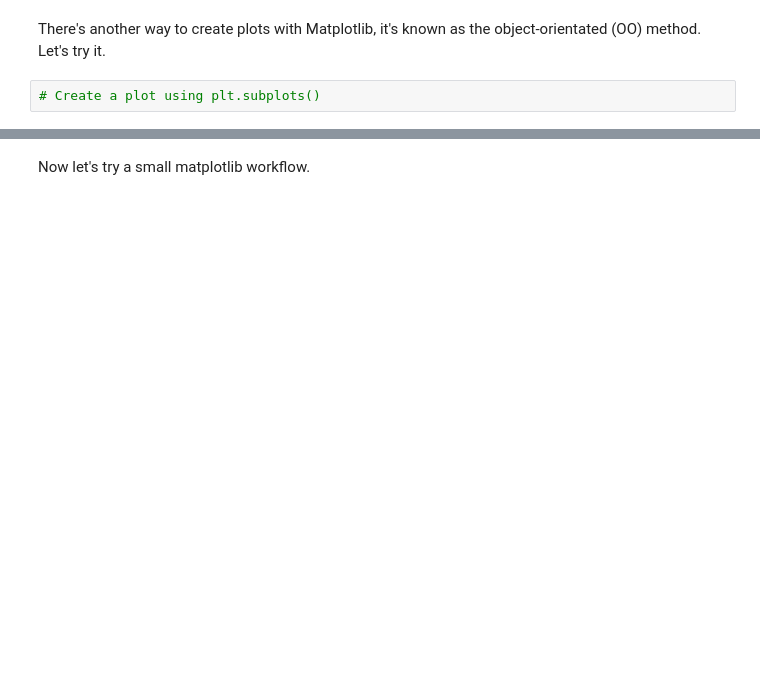
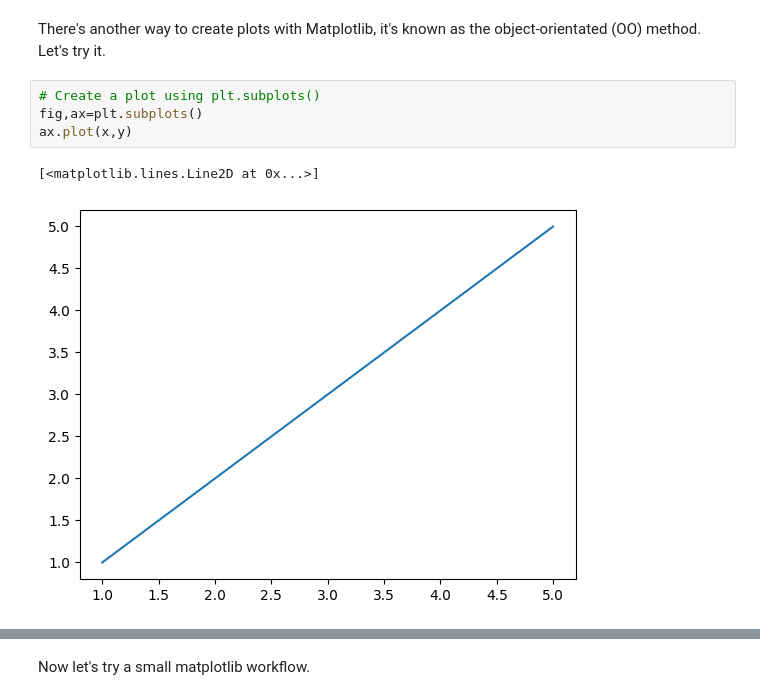
Before and after one commit to TherealOneC/zero-to-mastery-ml, a Jupyter notebook: section-2-data-science-and-ml-tools/matplotlib-exercises.ipynb, the cells around one changed output, grey strips where cells are left out. Drawn from its saved outputs; the diff is of its cells as text; blank space fills up the shorter version.

```diff
--- a/section-2-data-science-and-ml-tools/matplotlib-exercises.ipynb
+++ b/section-2-data-science-and-ml-tools/matplotlib-exercises.ipynb
@@ -27,5 +43,10 @@ import matplotlib.pyplot as plt
 There's another way to create plots with Matplotlib, it's known as the object-orientated (OO) method. Let's try it.
 # %%
 # Create a plot using plt.subplots()
+fig,ax=plt.subplots()
+ax.plot(x,y)
+# %% [output]
+[<matplotlib.lines.Line2D at 0x...>]
+[figure, added]
 # %%
 # Create a plot using plt.subplots() and then add X & y on the axes
```
Also changed, not shown: parts of 18 cells of this notebook.
